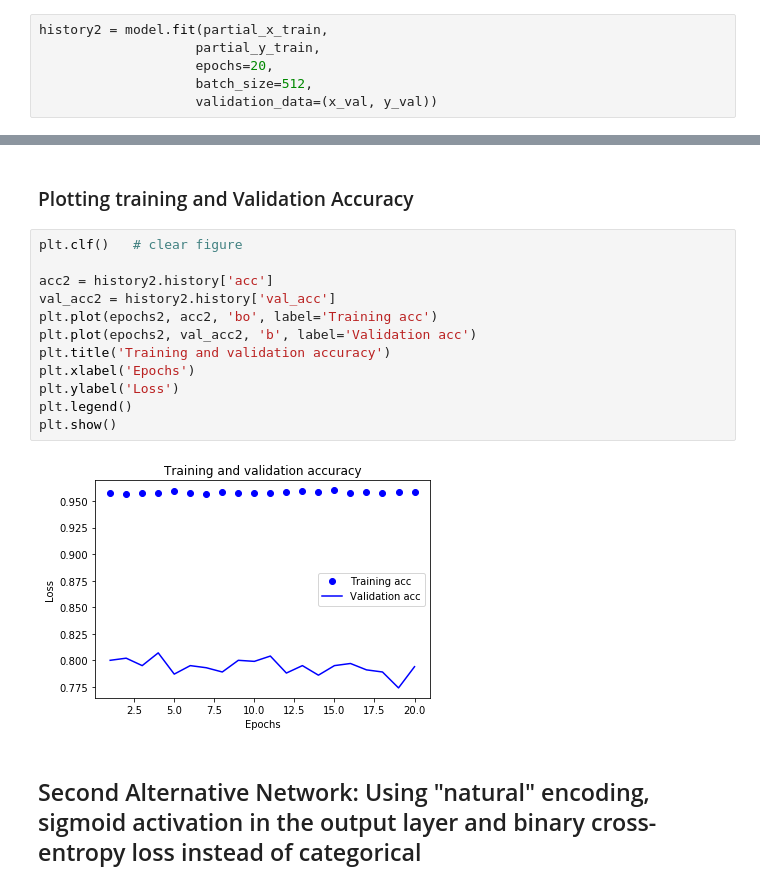
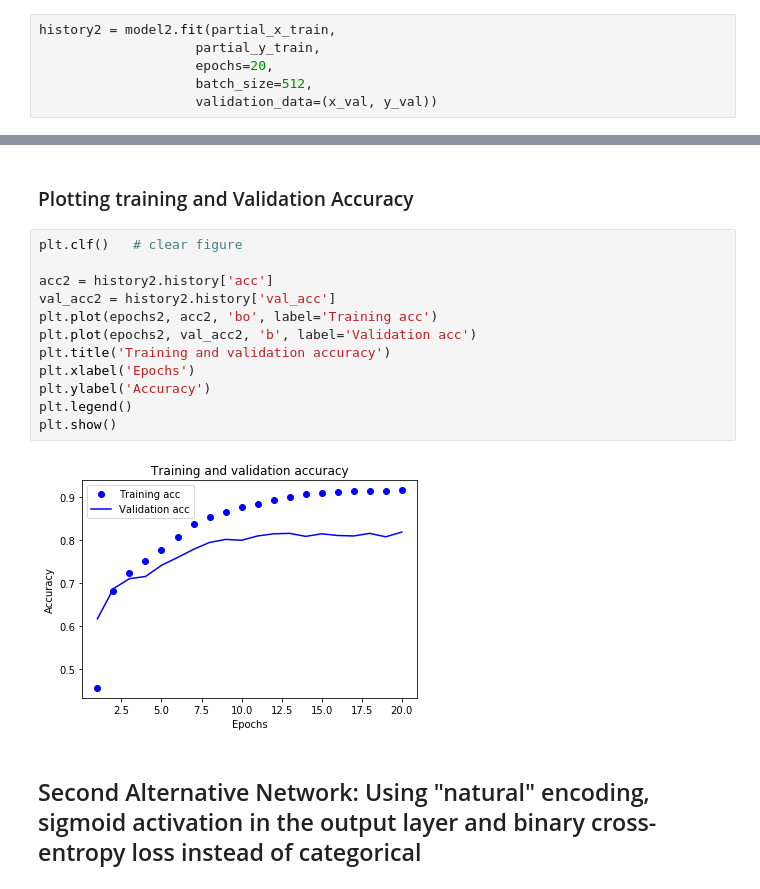
Before and after one commit to cleversonahum/UFPA-DeepLearning, a Jupyter notebook: reuters-classifier/reuters-classifier.ipynb, the cells around one changed output, grey strips where cells are left out. Cells and saved outputs as stored; diff of their text form.

```diff
--- a/reuters-classifier/reuters-classifier.ipynb
+++ b/reuters-classifier/reuters-classifier.ipynb
@@ -224,7 +225,7 @@ _________________________________________________________________
 # %% [markdown]
 ### Network Training
 # %%
-history2 = model.fit(partial_x_train,
+history2 = model2.fit(partial_x_train,
                     partial_y_train,
                     epochs=20,
                     batch_size=512,
@@ -277,17 +278,17 @@ plt.show()
 # %%
 plt.clf()   # clear figure
 
 acc2 = history2.history['acc']
 val_acc2 = history2.history['val_acc']
 plt.plot(epochs2, acc2, 'bo', label='Training acc')
 plt.plot(epochs2, val_acc2, 'b', label='Validation acc')
 plt.title('Training and validation accuracy')
 plt.xlabel('Epochs')
-plt.ylabel('Loss')
+plt.ylabel('Accuracy')
 plt.legend()
 plt.show()
 # %% [output]
-[figure, old version]
+[figure, new version]
 # %% [markdown]
 ## Second Alternative Network: Using "natural" encoding, sigmoid activation in the output layer and binary cross-entropy loss instead of categorical
 # %% [markdown]
```
Also changed, not shown: parts of 18 cells of this notebook.
